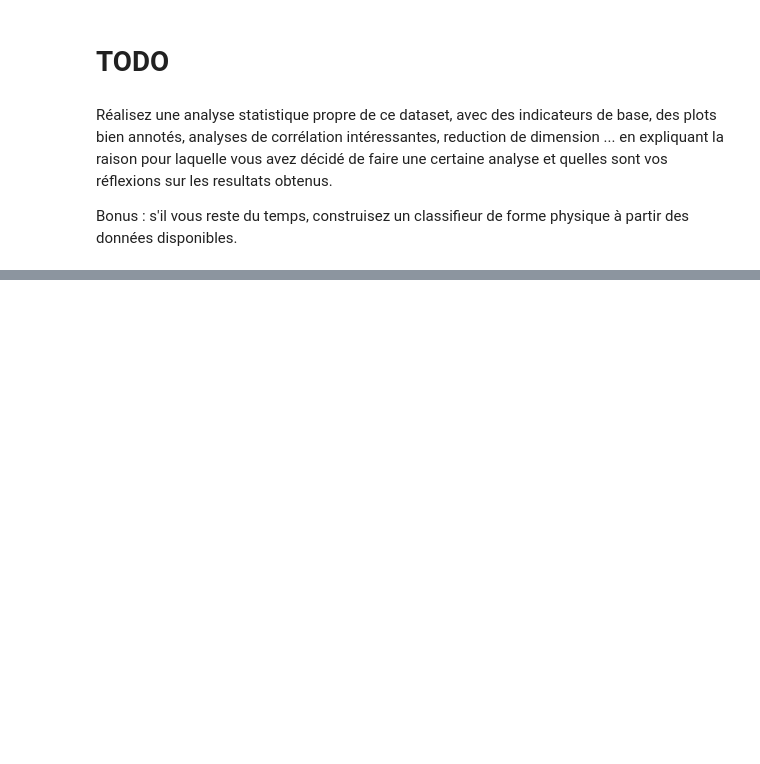
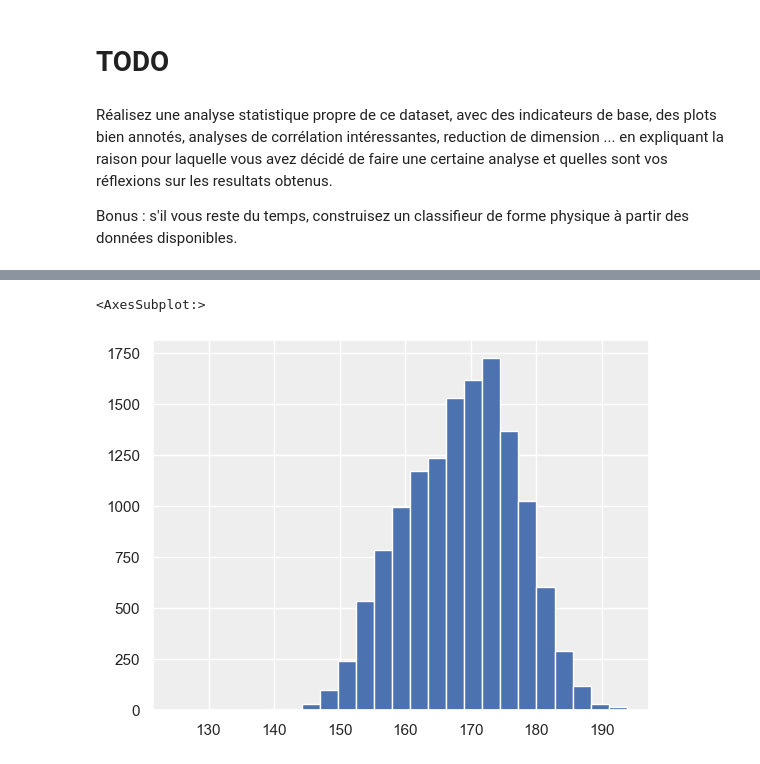
Before and after one commit to vivimouret29/mast2_ai, a Jupyter notebook: mathsDS/stats/TP_stats_avancé.ipynb, the cells around one changed output, grey strips where cells are left out. Cells and saved outputs as stored; diff of their text form; code cells hidden in the pictures; blank space fills up the shorter version.

```diff
--- a/mathsDS/stats/TP_stats_avancé.ipynb
+++ b/mathsDS/stats/TP_stats_avancé.ipynb
@@ -25,0 +71,6 @@ Bonus : s'il vous reste du temps, construisez un classifieur de forme physique
+# %%
+
+dt['height_cm'].hist(bins=25)
+# %% [output]
+<AxesSubplot:>
+[figure, added]
```
Also changed, not shown: parts of 10 cells of this notebook, 2 other files.
